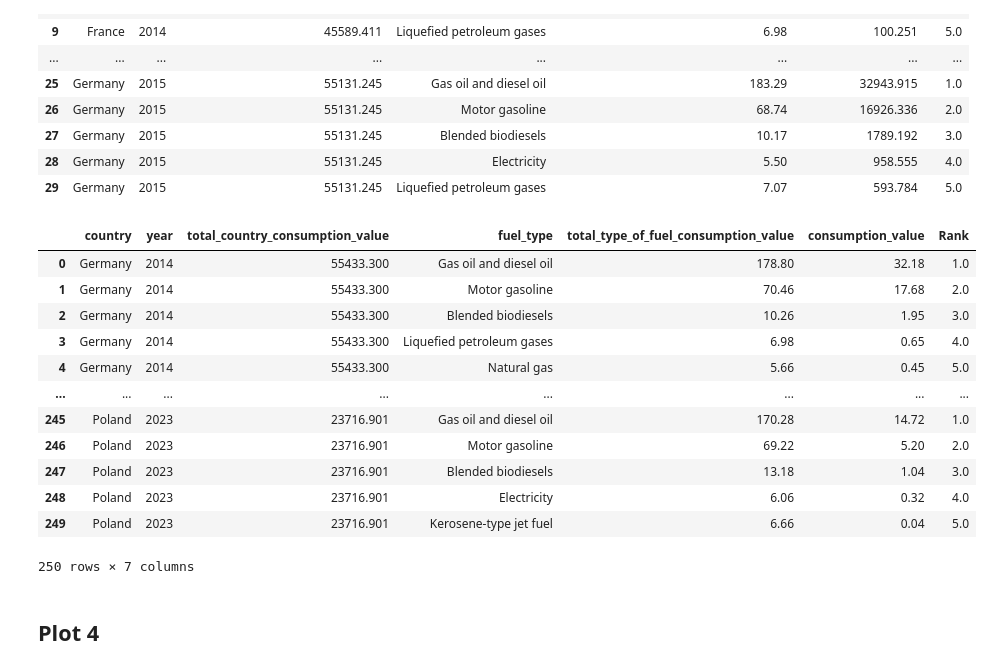
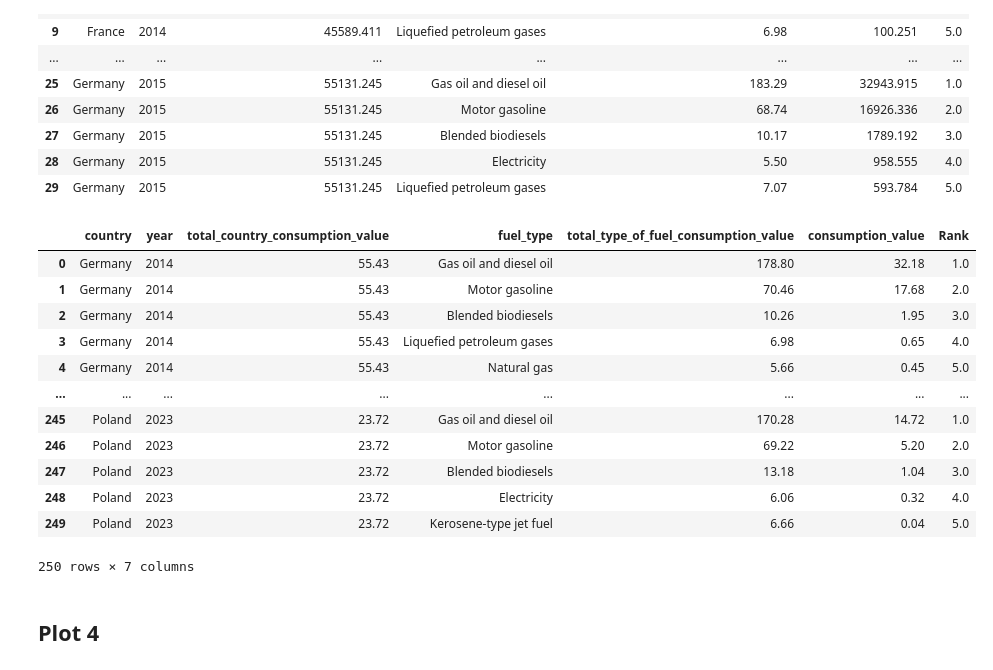
Before and after one commit to riccardocicala/Data_Visualization_Chart_Troopers, a Jupyter notebook: Stucchi/data_preparation.ipynb, the cells around one changed output. Saved outputs shown, nothing was run; the diff lists cells and outputs as text; code cells hidden in the pictures.

```diff
--- a/Stucchi/data_preparation.ipynb
+++ b/Stucchi/data_preparation.ipynb
@@ -688,20 +688,21 @@ df9_final_energy_consumption_in_transport_by_type_of_fuel_top_countries_per_year
 | 29 | Germany | 2015 | 55131.245 | Liquefied petroleum gases | 7.07 | 593.784 | 5.0 |
 # %%
 df8_final_energy_consumption_in_transport_by_type_of_fuel_top_countries_per_year['consumption_value'] = (df8_final_energy_consumption_in_transport_by_type_of_fuel_top_countries_per_year['consumption_value'] / 1_000).round(2)
+df8_final_energy_consumption_in_transport_by_type_of_fuel_top_countries_per_year['total_country_consumption_value'] = (df8_final_energy_consumption_in_transport_by_type_of_fuel_top_countries_per_year['total_country_consumption_value'] / 1_000).round(2)
 df8_final_energy_consumption_in_transport_by_type_of_fuel_top_countries_per_year
 # %% [output]
 |  | country | year | total_country_consumption_value | fuel_type | total_type_of_fuel_consumption_value | consumption_value | Rank |
-| 0 | Germany | 2014 | 55433.300 | Gas oil and diesel oil | 178.80 | 32.18 | 1.0 |
-| 1 | Germany | 2014 | 55433.300 | Motor gasoline | 70.46 | 17.68 | 2.0 |
-| 2 | Germany | 2014 | 55433.300 | Blended biodiesels | 10.26 | 1.95 | 3.0 |
-| 3 | Germany | 2014 | 55433.300 | Liquefied petroleum gases | 6.98 | 0.65 | 4.0 |
-| 4 | Germany | 2014 | 55433.300 | Natural gas | 5.66 | 0.45 | 5.0 |
+| 0 | Germany | 2014 | 55.43 | Gas oil and diesel oil | 178.80 | 32.18 | 1.0 |
+| 1 | Germany | 2014 | 55.43 | Motor gasoline | 70.46 | 17.68 | 2.0 |
+| 2 | Germany | 2014 | 55.43 | Blended biodiesels | 10.26 | 1.95 | 3.0 |
+| 3 | Germany | 2014 | 55.43 | Liquefied petroleum gases | 6.98 | 0.65 | 4.0 |
+| 4 | Germany | 2014 | 55.43 | Natural gas | 5.66 | 0.45 | 5.0 |
 | ... | ... | ... | ... | ... | ... | ... | ... |
-| 245 | Poland | 2023 | 23716.901 | Gas oil and diesel oil | 170.28 | 14.72 | 1.0 |
-| 246 | Poland | 2023 | 23716.901 | Motor gasoline | 69.22 | 5.20 | 2.0 |
-| 247 | Poland | 2023 | 23716.901 | Blended biodiesels | 13.18 | 1.04 | 3.0 |
-| 248 | Poland | 2023 | 23716.901 | Electricity | 6.06 | 0.32 | 4.0 |
-| 249 | Poland | 2023 | 23716.901 | Kerosene-type jet fuel | 6.66 | 0.04 | 5.0 |
+| 245 | Poland | 2023 | 23.72 | Gas oil and diesel oil | 170.28 | 14.72 | 1.0 |
+| 246 | Poland | 2023 | 23.72 | Motor gasoline | 69.22 | 5.20 | 2.0 |
+| 247 | Poland | 2023 | 23.72 | Blended biodiesels | 13.18 | 1.04 | 3.0 |
+| 248 | Poland | 2023 | 23.72 | Electricity | 6.06 | 0.32 | 4.0 |
+| 249 | Poland | 2023 | 23.72 | Kerosene-type jet fuel | 6.66 | 0.04 | 5.0 |
 250 rows × 7 columns
 # %%
 df8_final_energy_consumption_in_transport_by_type_of_fuel_top_countries_per_year.to_csv('prepared_datasets/plot3.csv')
```
Also changed, not shown: 2 other files.
